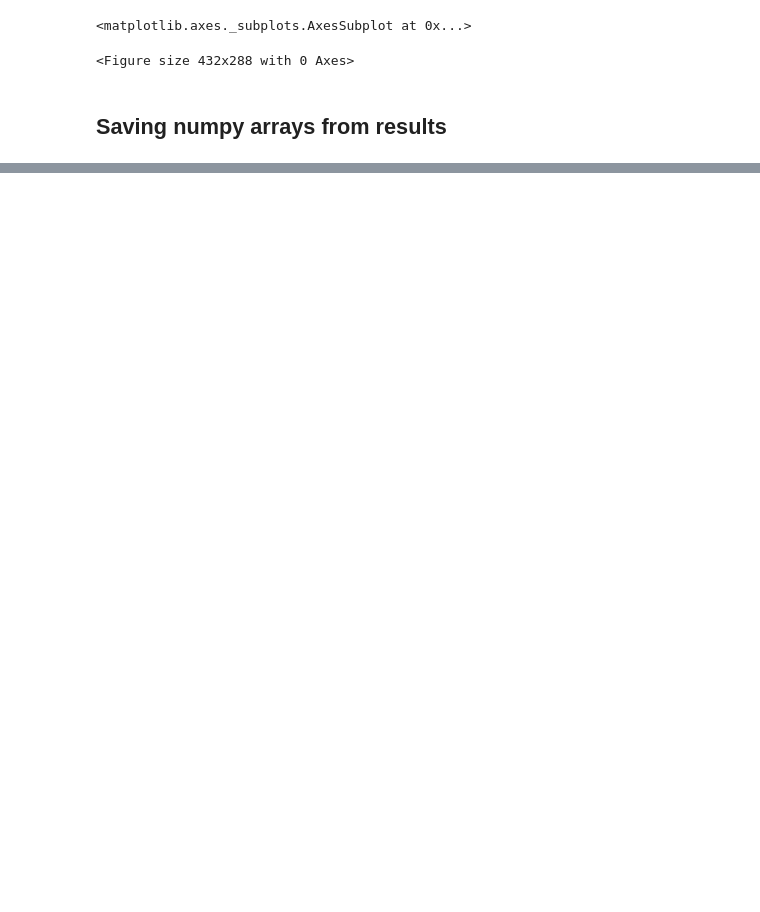
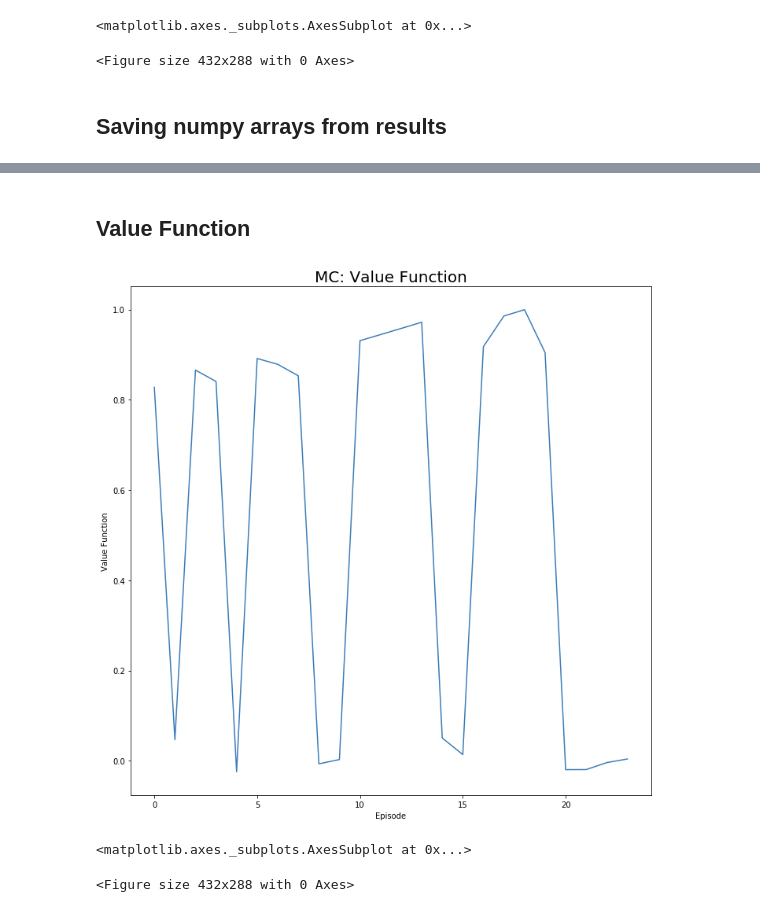
Before and after one commit to math-sasso/mazze-portal-rl-unicamp, a Jupyter notebook: Monte_Carlo_First_Visit.ipynb, the cells around one changed output, grey strips where cells are left out. Drawn from its saved outputs; the diff is of its cells as text; code cells hidden in the pictures; blank space fills up the shorter version.

```diff
--- a/Monte_Carlo_First_Visit.ipynb
+++ b/Monte_Carlo_First_Visit.ipynb
@@ -316,0 +312,20 @@ length_episode Shape:  (113,)
+# %% [markdown]
+## Value Function
+# %%
+V = defaultdict(float)
+for state, actions in Q.items():
+    action_value = np.max(actions)
+    V[state] = action_value
+# %%
+graph_saving_path = os.path.join(SAVING_RESULTS_IMAGE_FODLER,"value_fuction")
+plot_line_graphs_overlayed(x_list =[list(range(len(V.values())))],
+                            y_list = [list(V.values())],
+                            x_axe_name="Episode",
+                            y_axe_name="Value Function",
+                            legends = ["None_Marker"],
+                            title = "MC: Value Function" ,
+                            graph_saving_path = graph_saving_path)
+# %% [output]
+[figure, added]
+<matplotlib.axes._subplots.AxesSubplot at 0x...>
+<Figure size 432x288 with 0 Axes>
```
Also changed, not shown: parts of 4 cells of this notebook, 43 other files.
